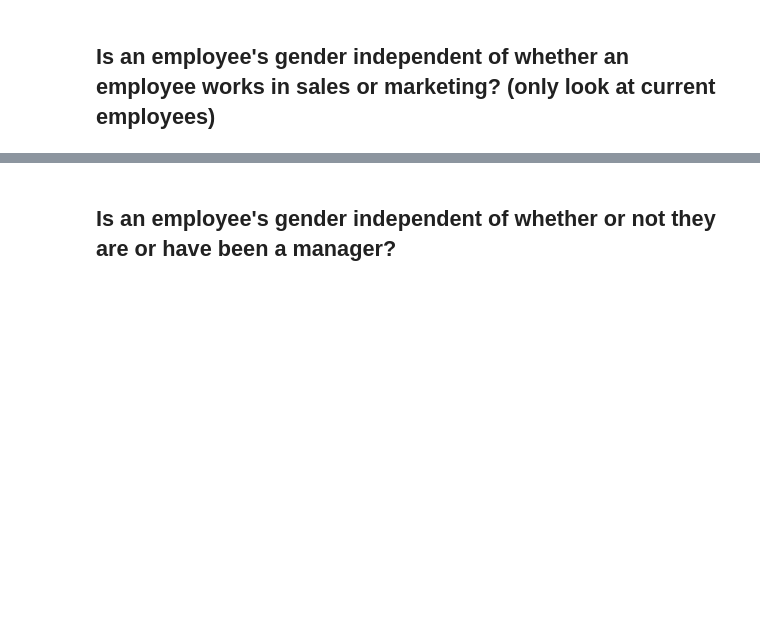
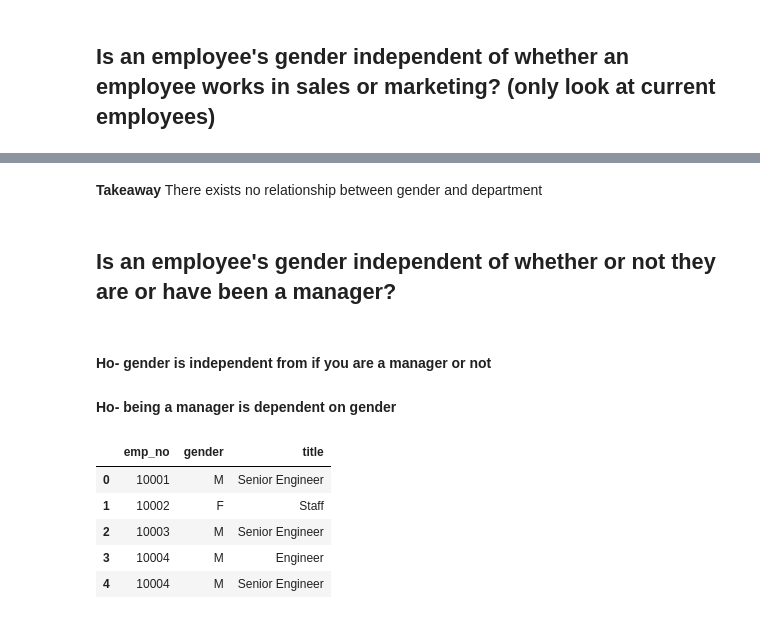
Before and after one commit to Andy-Jensen/statistics-exercises, a Jupyter notebook: hypothesis_testing.ipynb, the cells around one changed output, grey strips where cells are left out. Drawn from its saved outputs; the diff is of its cells as text; code cells hidden in the pictures; blank space fills up the shorter version.

```diff
--- a/hypothesis_testing.ipynb
+++ b/hypothesis_testing.ipynb
@@ -557,2 +773,19 @@ cddf
+# %% [markdown]
+**Takeaway** There exists no relationship between gender and department
 # %% [markdown]
 ## Is an employee's gender independent of whether or not they are or have been a manager?
+# %% [markdown]
+#### Ho- gender is independent from if you are a manager or not
+#### Ho- being a manager is dependent on gender
+# %%
+query = 'SELECT emp_no, gender, title FROM employees JOIN titles USING(emp_no)'
+
+emp_man = pd.read_sql(query, url)
+emp_man.head()
+# %% [output]
+|  | emp_no | gender | title |
+| 0 | 10001 | M | Senior Engineer |
+| 1 | 10002 | F | Staff |
+| 2 | 10003 | M | Senior Engineer |
+| 3 | 10004 | M | Engineer |
+| 4 | 10004 | M | Senior Engineer |
```
Also changed, not shown: parts of 32 cells of this notebook, 1 other file.
